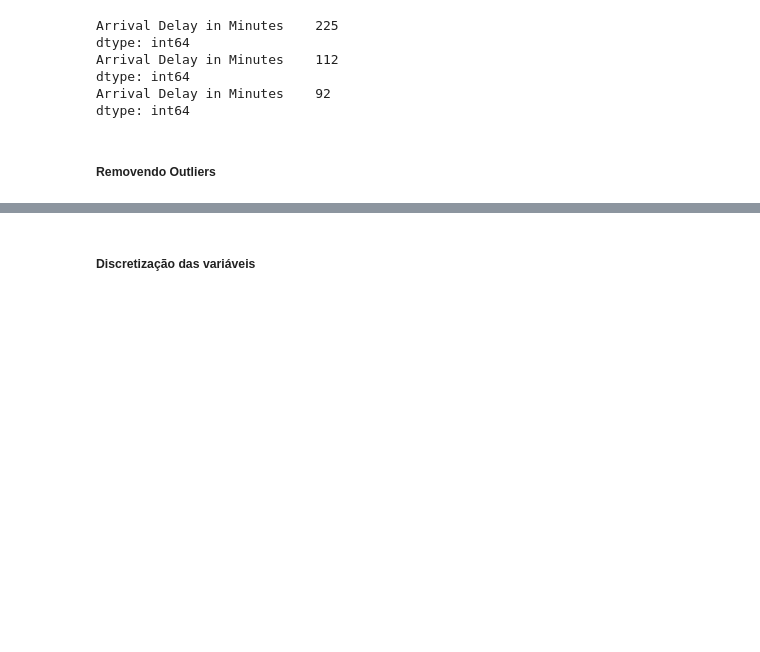
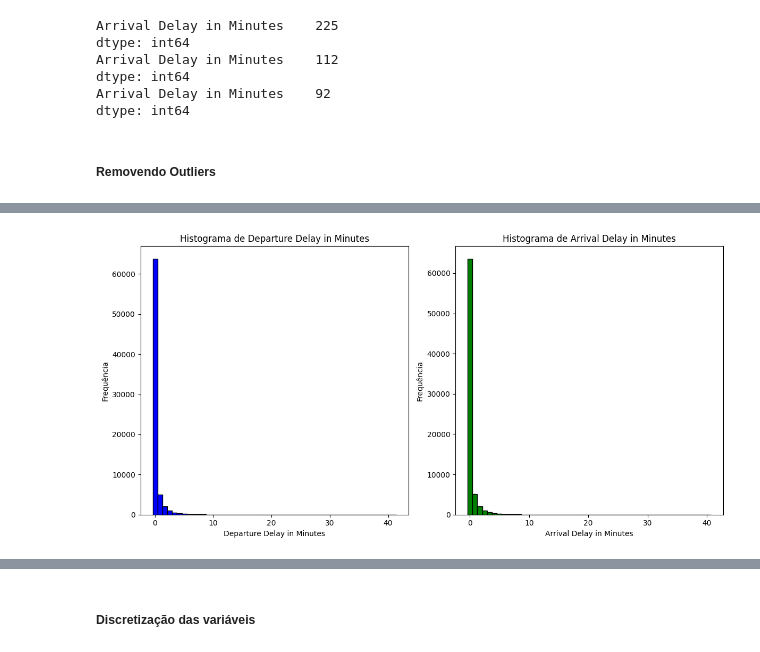
Before and after one commit to GuilhermeMaciel75/RN-Airline-Passenger-Satisfaction, a Jupyter notebook: src/data_treatment.ipynb, the cells around one changed output, grey strips where cells are left out. Drawn from its saved outputs; the diff is of its cells as text; code cells hidden in the pictures; blank space fills up the shorter version.

```diff
--- a/src/data_treatment.ipynb
+++ b/src/data_treatment.ipynb
@@ -53,0 +105,21 @@ df_test['Arrival Delay in Minutes'] = df_test['Arrival Delay in Minutes'].fillna
+# %%
+plt.figure(figsize=(12, 6))
+
+# Histograma para Departure Delay
+plt.subplot(1, 2, 1)
+plt.hist(df_scaled['Departure Delay in Minutes'], bins=50, color='blue', edgecolor='black')
+plt.title('Histograma de Departure Delay in Minutes')
+plt.xlabel('Departure Delay in Minutes')
+plt.ylabel('Frequência')
+
+# Histograma para Arrival Delay
+plt.subplot(1, 2, 2)
+plt.hist(df_scaled['Arrival Delay in Minutes'], bins=50, color='green', edgecolor='black')
+plt.title('Histograma de Arrival Delay in Minutes')
+plt.xlabel('Arrival Delay in Minutes')
+plt.ylabel('Frequência')
+
+plt.tight_layout()
+plt.show()
+# %% [output]
+[figure, added]
```
Also changed, not shown: parts of 19 cells of this notebook.
